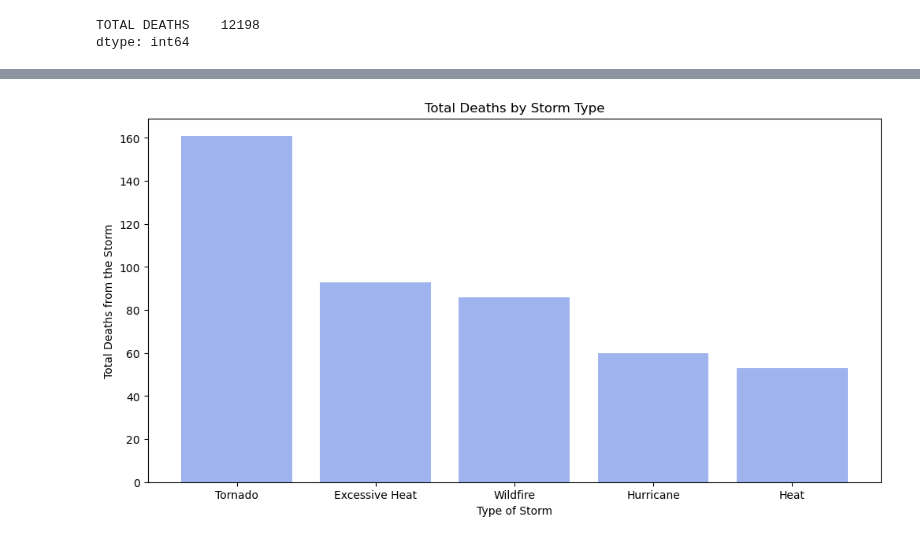
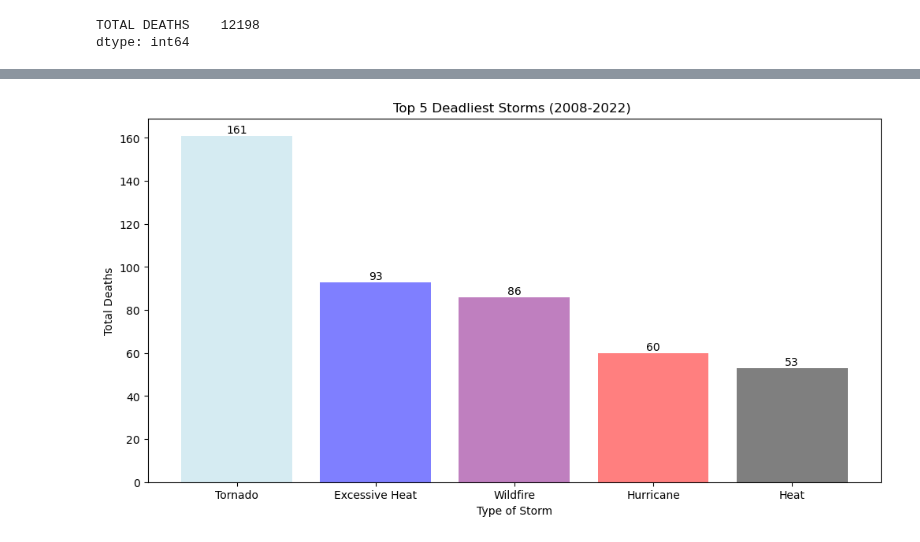
Before and after one commit to elizabethmorgan26/team1, a Jupyter notebook: mergestorm.ipynb, the cells around one changed output, grey strips where cells are left out. Saved outputs shown, nothing was run; the diff lists cells and outputs as text; code cells hidden in the pictures.

```diff
--- a/mergestorm.ipynb
+++ b/mergestorm.ipynb
@@ -318,10 +240,26 @@ top_5
 # %%
-# bar graph for top 5 deadliest and type
+# Create a bar graph for top 5 deadliest storms (by type) from 2008-2022
+# set the color and the figure size
+color = ['lightblue', 'blue', 'purple', 'red', 'black']
 plt.figure(figsize=(12, 6))
-plt.bar(top_5['EVENT_TYPE'], top_5['TOTAL DEATHS'], color='royalblue', alpha=0.5)
-plt.title('Total Deaths by Storm Type')
+
+# Plot the bar chart
+bars = plt.bar(top_5['EVENT_TYPE'], top_5['TOTAL DEATHS'], color=color, alpha=0.5)
+
+# Add data labels to each bar
+for bar in bars:
+    yval = bar.get_height()
+    plt.text(bar.get_x() + bar.get_width()/2, yval, round(yval), ha='center', va='bottom')
+
+# set the title and labels
+plt.title('Top 5 Deadliest Storms (2008-2022) ')
 plt.xlabel('Type of Storm')
-plt.ylabel('Total Deaths from the Storm')
+plt.ylabel('Total Deaths')
+
+# Save the figure
+plt.savefig("Fig3.png")
+
+# show the figure
 plt.show()
 # %% [output]
-[figure, old version]
+[figure, new version]
```
Also changed, not shown: parts of 23 cells of this notebook.
